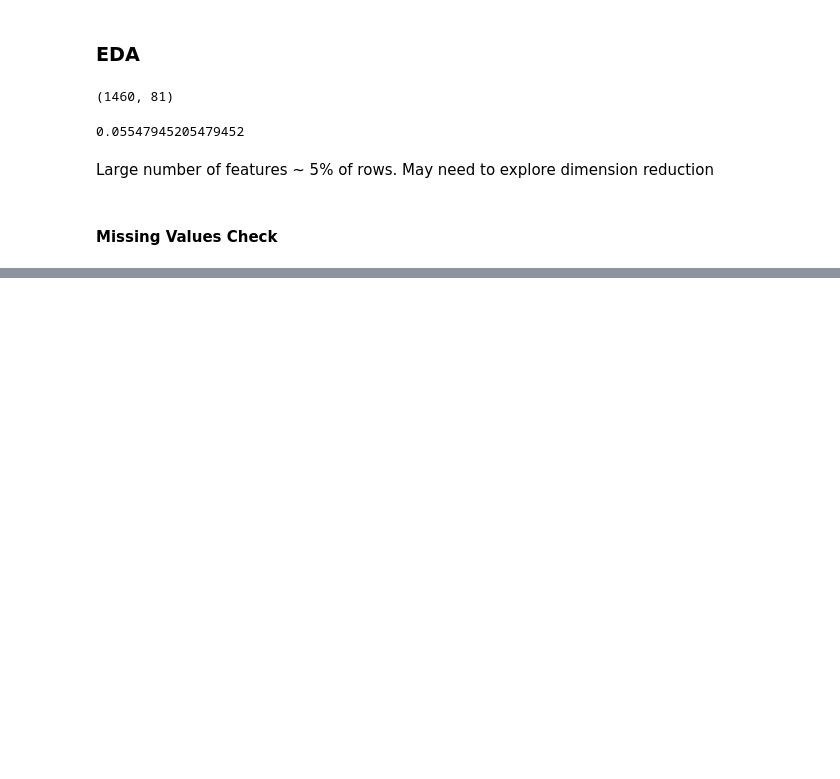
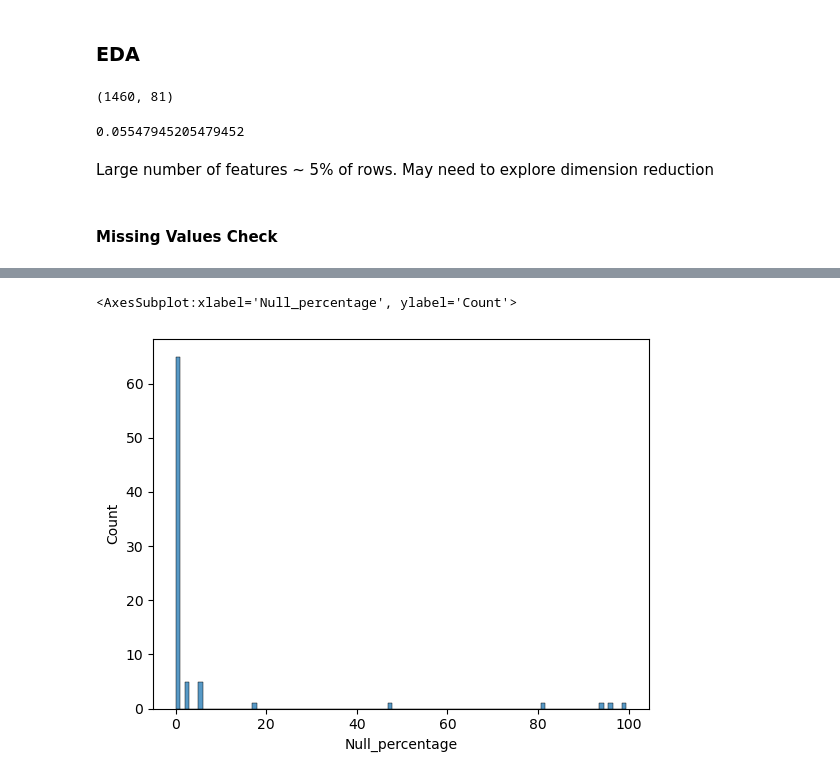
Before and after one commit to RDabire/kaggle_house_prices, a Jupyter notebook: notebooks/house_prices_regression_model.ipynb, the cells around one changed output, grey strips where cells are left out. Cells and saved outputs as stored; diff of their text form; code cells hidden in the pictures; blank space fills up the shorter version.

```diff
--- a/notebooks/house_prices_regression_model.ipynb
+++ b/notebooks/house_prices_regression_model.ipynb
@@ -41,0 +49,9 @@ Large number of features ~ 5% of rows. May need to explore dimension reduction
+# %%
+null_df = train_df.isna().sum().reset_index()
+null_df.columns = ['Features', 'Null_count']
+null_df['Null_percentage'] = (null_df['Null_count']/train_df.shape[0])*100
+sns.histplot(null_df['Null_percentage'], bins=100)
+plt.show()
+# %% [output]
+<AxesSubplot:xlabel='Null_percentage', ylabel='Count'>
+[figure, added]
```
Also changed, not shown: parts of 4 cells of this notebook.
